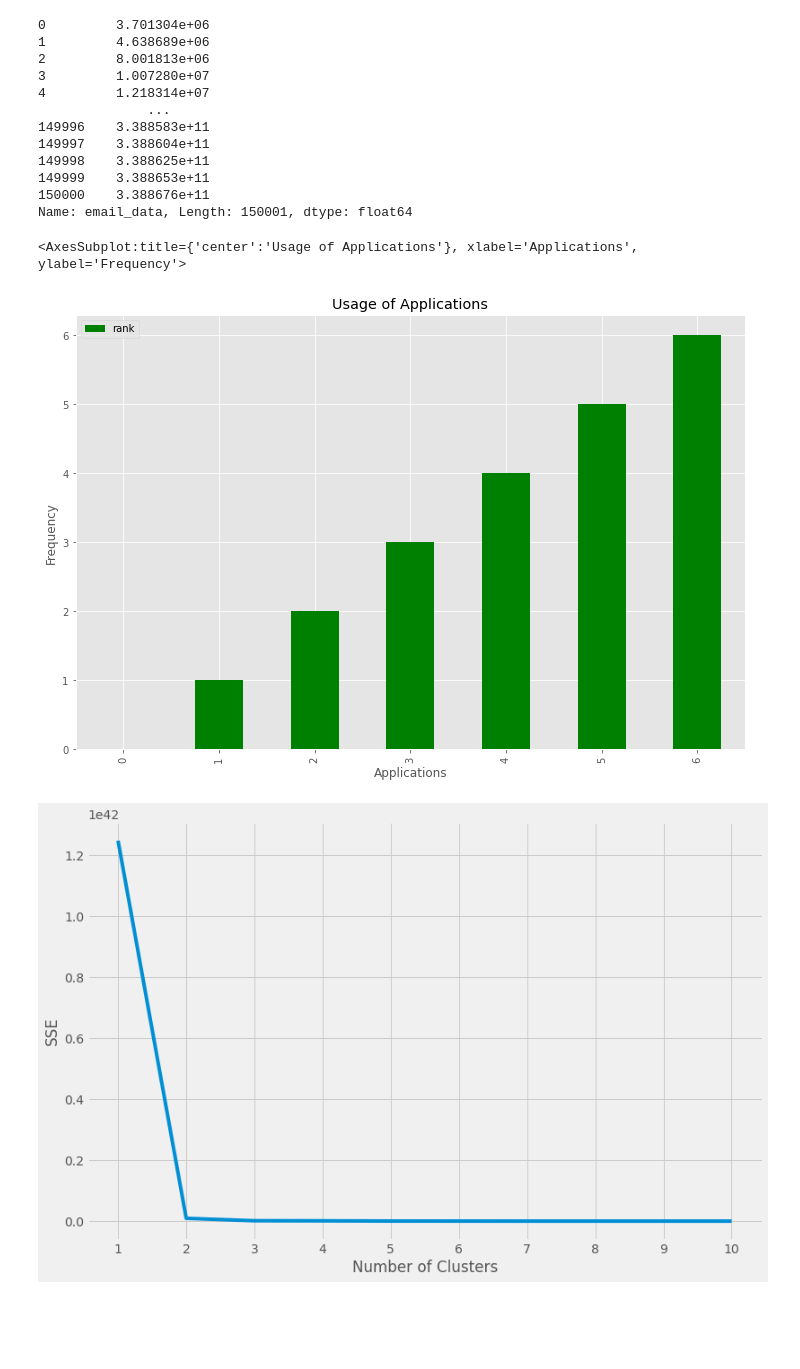
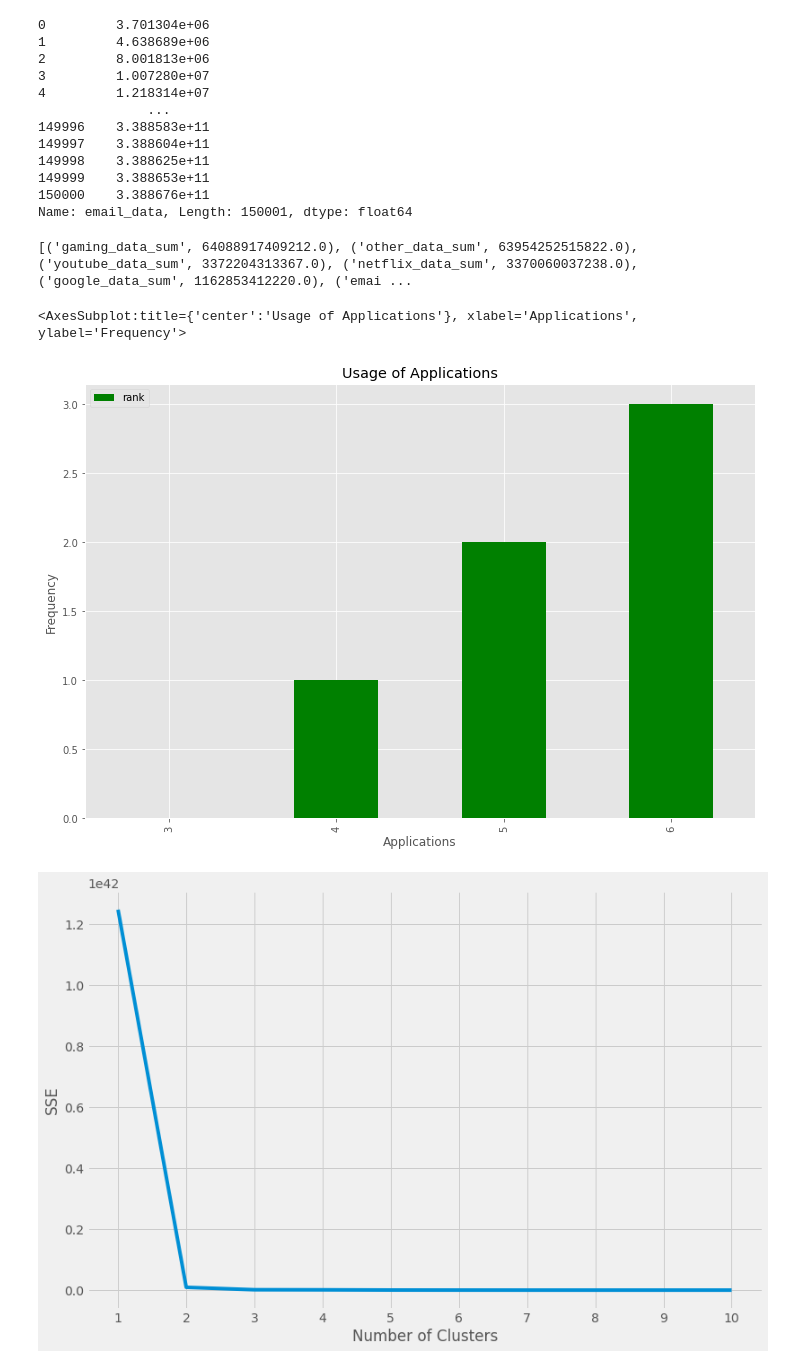
Before and after one commit to tutorialcreation/TelComChallenge, a Jupyter notebook: notebooks/Modelling.ipynb, the cells around one changed output. Drawn from its saved outputs; the diff is of its cells as text; code cells hidden in the pictures; blank space fills up the shorter version.

```diff
--- a/notebooks/Modelling.ipynb
+++ b/notebooks/Modelling.ipynb
@@ -374,27 +386,28 @@ Name: email_data, Length: 150001, dtype: float64
 # %%
 cumsums = {}
 cols=['youtube_data_sum','email_data_sum','social_media_data_sum','google_data_sum',
       'email_data_sum','youtube_data_sum','netflix_data_sum','gaming_data_sum','other_data_sum']
 col_names=['social_media_data','google_data','email_data',
            'youtube_data','netflix_data','gaming_data','other_data']
 for i in applications_stats.columns:
     if i in cols:
         cumsums.update({i:applications_stats[i].cumsum().iat[-1]})
-
 sort_ = sorted(cumsums.items(), key=lambda x: x[1],reverse=True)
-ranking_df = pd.DataFrame(sort_,columns=['application','rank'])
+print(sort_)
+ranking_df = pd.DataFrame(sort_,columns=['application','rank']).tail(4)
 ranking_df['rank'] = range(len(ranking_df))
 
 fig,ax = plt.subplots()
 ax.tick_params(axis='x',labelsize=10)
 ax.tick_params(axis='y',labelsize=10)
 ax.set_xlabel("Applications")
 ax.set_ylabel("Frequency")
 ax.set_title(f"Usage of Applications")
 ranking_df.plot(ax=ax,kind='bar',color='green')
 # %% [output]
-<AxesSubplot:title={'center':'Usage of Applications'}, xlabel='Applications', ylabel='Frequency'>
+[('gaming_data_sum', 64088917409212.0), ('other_data_sum', 63954252515822.0), ('youtube_data_sum', 3372204313367.0), ('netflix_data_sum', 3370060037238.0), ('google_data_sum', 1162853412220.0), ('emai ...
+<AxesSubplot:title={'center':'Usage of Applications'}, xlabel='Applications', ylabel='Frequency'>
-[figure, old version]
+[figure, new version]
 # %%
 # Using k-means clustering algorithm, group users in
 # k engagement clusters based on the engagement metrics:
```
Also changed, not shown: parts of 3 cells of this notebook, 3 other files.
